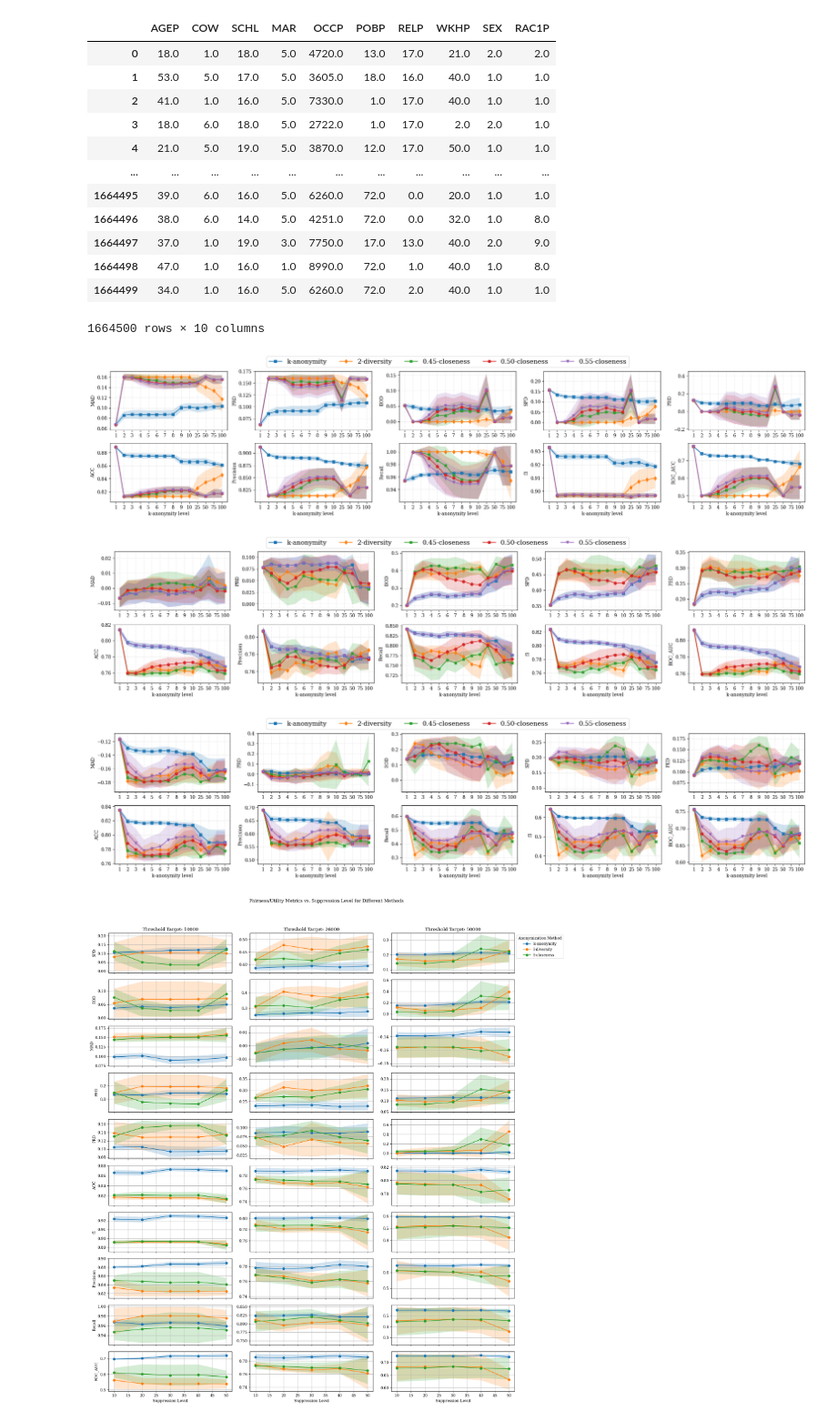
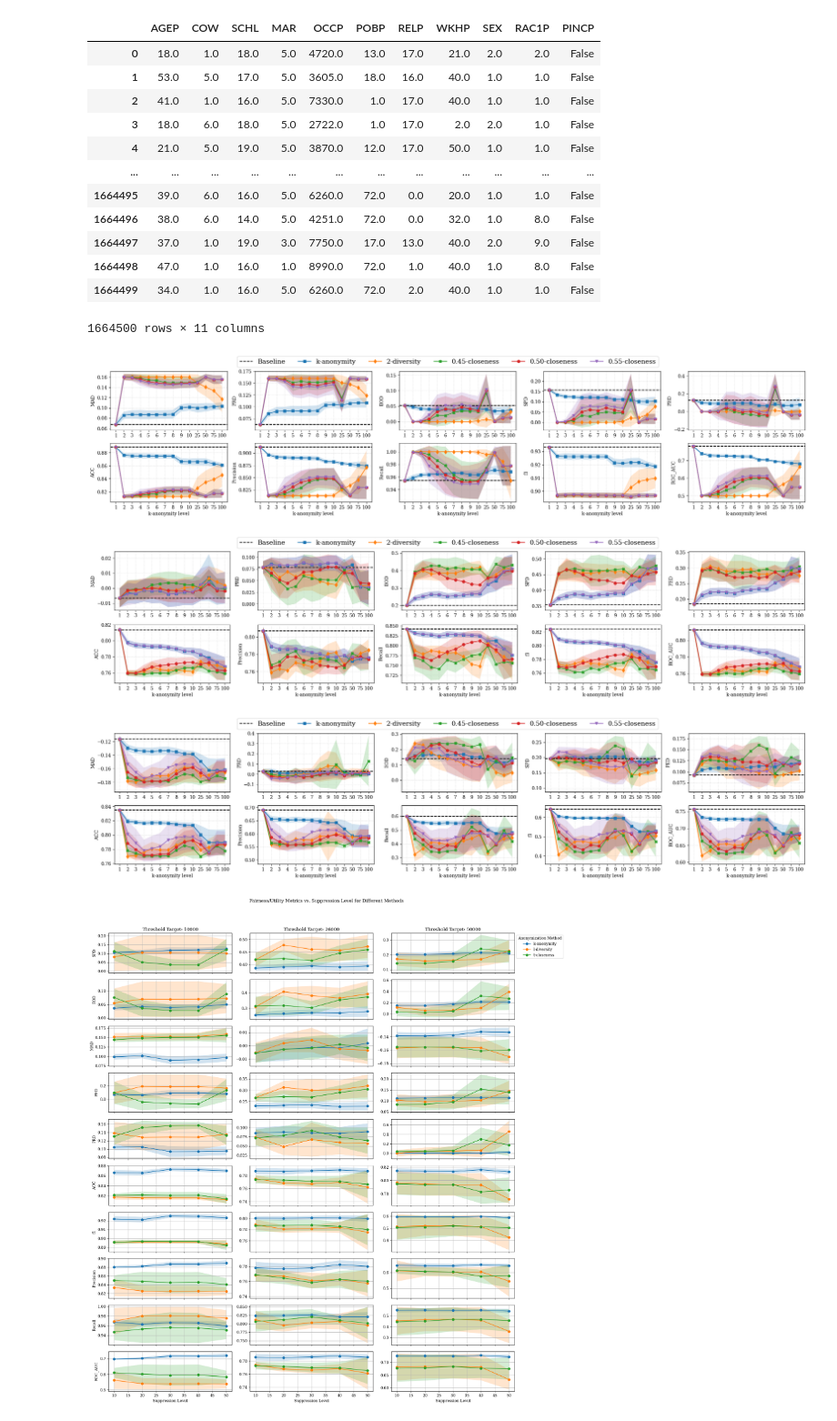
Before and after one commit to hharcolezi/anonymity-impact-fairness, a Jupyter notebook: 2_Results_Anon_Imp_Fairness.ipynb, the cells around one changed output. Shown at 91% size. Saved outputs shown, nothing was run; the diff lists cells and outputs as text; code cells hidden in the pictures.

```diff
--- a/2_Results_Anon_Imp_Fairness.ipynb
+++ b/2_Results_Anon_Imp_Fairness.ipynb
@@ -1,23 +1,24 @@
 # %%
 from folktables import ACSDataSource, ACSEmployment, ACSIncome, ACSHealthInsurance
+import pandas as pd
 
 data_source = ACSDataSource(survey_year='2018', horizon='1-Year', survey='person')
 acs_data = data_source.get_data(download=True)
-ACSIncome.df_to_pandas(acs_data)[0]
+pd.concat([ACSIncome.df_to_pandas(acs_data)[0], ACSIncome.df_to_pandas(acs_data)[1]], axis=1)
 # %% [output]
-|  | AGEP | COW | SCHL | MAR | OCCP | POBP | RELP | WKHP | SEX | RAC1P |
-| 0 | 18.0 | 1.0 | 18.0 | 5.0 | 4720.0 | 13.0 | 17.0 | 21.0 | 2.0 | 2.0 |
-| 1 | 53.0 | 5.0 | 17.0 | 5.0 | 3605.0 | 18.0 | 16.0 | 40.0 | 1.0 | 1.0 |
-| 2 | 41.0 | 1.0 | 16.0 | 5.0 | 7330.0 | 1.0 | 17.0 | 40.0 | 1.0 | 1.0 |
-| 3 | 18.0 | 6.0 | 18.0 | 5.0 | 2722.0 | 1.0 | 17.0 | 2.0 | 2.0 | 1.0 |
-| 4 | 21.0 | 5.0 | 19.0 | 5.0 | 3870.0 | 12.0 | 17.0 | 50.0 | 1.0 | 1.0 |
-| ... | ... | ... | ... | ... | ... | ... | ... | ... | ... | ... |
-| 1664495 | 39.0 | 6.0 | 16.0 | 5.0 | 6260.0 | 72.0 | 0.0 | 20.0 | 1.0 | 1.0 |
-| 1664496 | 38.0 | 6.0 | 14.0 | 5.0 | 4251.0 | 72.0 | 0.0 | 32.0 | 1.0 | 8.0 |
-| 1664497 | 37.0 | 1.0 | 19.0 | 3.0 | 7750.0 | 17.0 | 13.0 | 40.0 | 2.0 | 9.0 |
-| 1664498 | 47.0 | 1.0 | 16.0 | 1.0 | 8990.0 | 72.0 | 1.0 | 40.0 | 1.0 | 8.0 |
-| 1664499 | 34.0 | 1.0 | 16.0 | 5.0 | 6260.0 | 72.0 | 2.0 | 40.0 | 1.0 | 1.0 |
+|  | AGEP | COW | SCHL | MAR | OCCP | POBP | RELP | WKHP | SEX | RAC1P | PINCP |
+| 0 | 18.0 | 1.0 | 18.0 | 5.0 | 4720.0 | 13.0 | 17.0 | 21.0 | 2.0 | 2.0 | False |
+| 1 | 53.0 | 5.0 | 17.0 | 5.0 | 3605.0 | 18.0 | 16.0 | 40.0 | 1.0 | 1.0 | False |
+| 2 | 41.0 | 1.0 | 16.0 | 5.0 | 7330.0 | 1.0 | 17.0 | 40.0 | 1.0 | 1.0 | False |
+| 3 | 18.0 | 6.0 | 18.0 | 5.0 | 2722.0 | 1.0 | 17.0 | 2.0 | 2.0 | 1.0 | False |
+| 4 | 21.0 | 5.0 | 19.0 | 5.0 | 3870.0 | 12.0 | 17.0 | 50.0 | 1.0 | 1.0 | False |
+| ... | ... | ... | ... | ... | ... | ... | ... | ... | ... | ... | ... |
+| 1664495 | 39.0 | 6.0 | 16.0 | 5.0 | 6260.0 | 72.0 | 0.0 | 20.0 | 1.0 | 1.0 | False |
+| 1664496 | 38.0 | 6.0 | 14.0 | 5.0 | 4251.0 | 72.0 | 0.0 | 32.0 | 1.0 | 8.0 | False |
+| 1664497 | 37.0 | 1.0 | 19.0 | 3.0 | 7750.0 | 17.0 | 13.0 | 40.0 | 2.0 | 9.0 | False |
+| 1664498 | 47.0 | 1.0 | 16.0 | 1.0 | 8990.0 | 72.0 | 1.0 | 40.0 | 1.0 | 8.0 | False |
+| 1664499 | 34.0 | 1.0 | 16.0 | 5.0 | 6260.0 | 72.0 | 2.0 | 40.0 | 1.0 | 1.0 | False |
-1664500 rows × 10 columns
+1664500 rows × 11 columns
 # %%
 import pandas as pd
 import numpy as np
@@ -123,37 +124,43 @@ for threshold_target in lst_threshold_target:
                 continue  # Skip to the next metric for t-closeness
 
             # Aggregate results for k-anonymity and l-diversity
             agg_results = filtered_df.groupby('k_parameter')[metric].agg(['mean', 'std']).reindex(lst_k).reset_index()
             means = agg_results['mean']
             stds = agg_results['std']
 
+            # Add a horizontal line representing the baseline
+            plt.axhline(y=means.iloc[0], color='black', linestyle='--', linewidth=1.5, label='Baseline' if method == 'k-anonymity' and i == 1 else None)
+
             # Plot mean and shaded area for standard deviation
             if (method, None) not in legend_added:
                 line, = plt.plot(range(len(lst_k)), means, marker=markers[idx_marker], label=label)
                 legend_added.add((method, None))  # Mark as added to legend
             else:
                 plt.plot(range(len(lst_k)), means, marker=markers[idx_marker])
 
             plt.fill_between(range(len(lst_k)), means - stds, means + stds, alpha=0.2)
+
+
+
             idx_marker += 1
 
         # Set labels and title for each subplot
         if i >= 6:
             plt.xlabel("k-anonymity level")
         plt.ylabel(metric)
         plt.grid(True, alpha=0.3, color='gray', linestyle='--', linewidth=0.5)
         plt.xticks(range(len(lst_k)), lst_k)
 
     # Add a single legend above all plots
-    plt.figlegend(loc='upper center', ncol=5, bbox_to_anchor=(0.5, 1.02), fontsize=14)
+    plt.figlegend(loc='upper center', ncol=6, bbox_to_anchor=(0.5, 1.02), fontsize=14)
 
     # Adjust layout and display plot
     plt.tight_layout(rect=[0, 0, 1, 0.95])
     plt.show()
 # %% [output]
-[figure, old version]
+[figure, new version]
-[figure, old version]
+[figure, new version]
-[figure, old version]
+[figure, new version]
 # %%
 # Load and filter results by dataset and threshold target
 results_df = pd.read_csv("results/anonymity_impact_fairness_suppression.csv")
```
Also changed, not shown: 7 other files.
